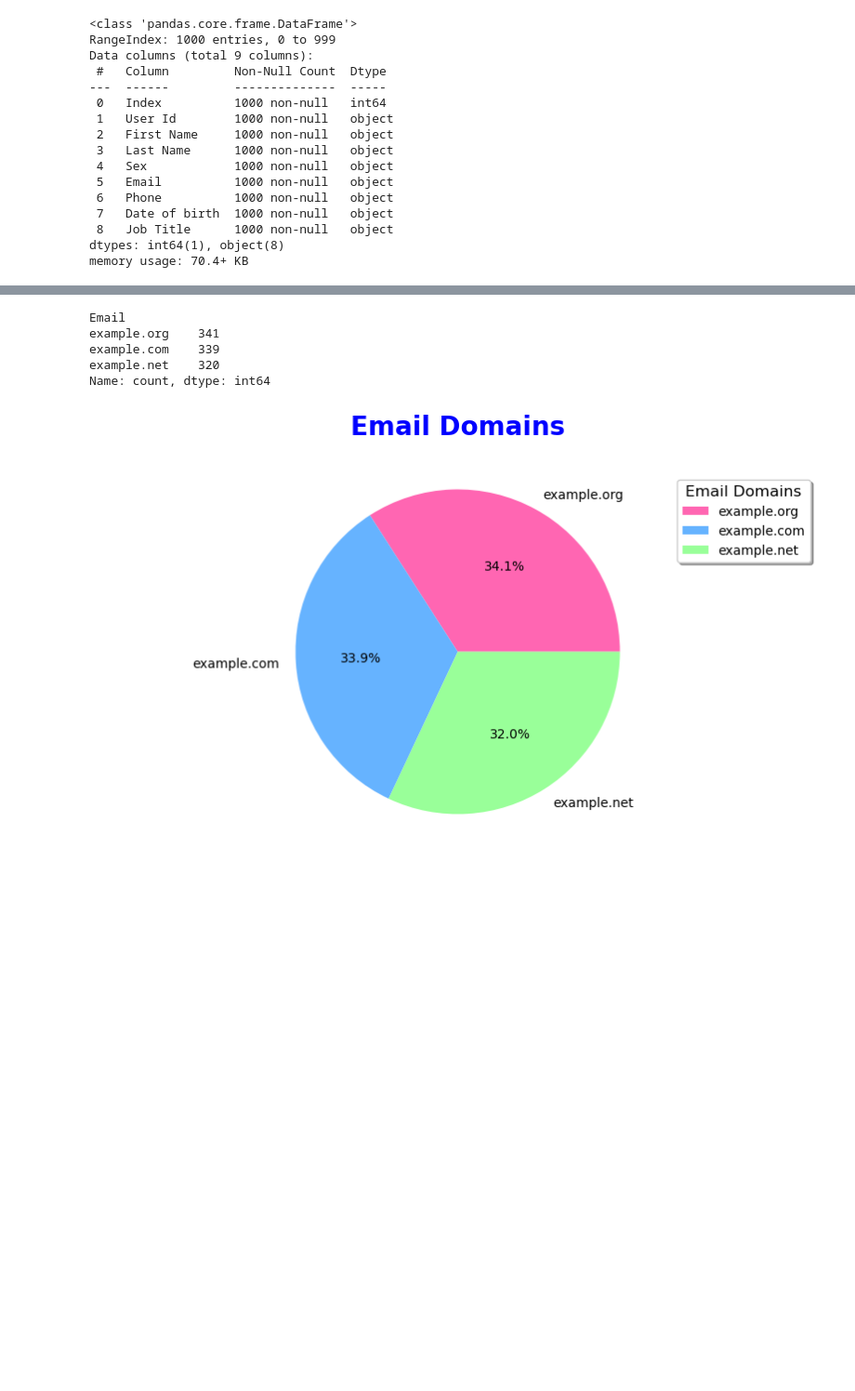
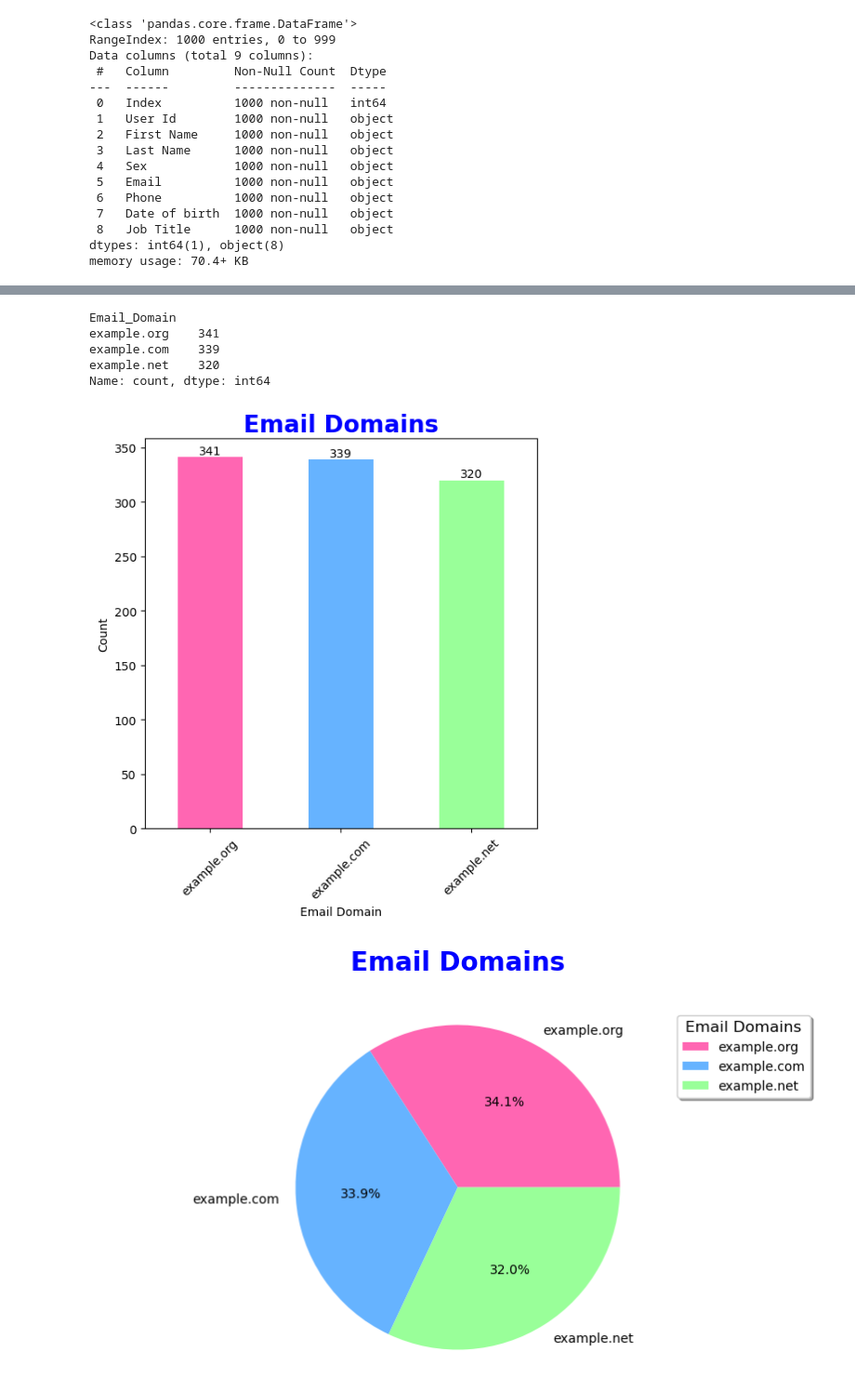
Before and after one commit to L-g00438909/PFDA_assignments, a Jupyter notebook: assignment3-pie.ipynb, the cells around one changed output, grey strips where cells are left out. Shown at 93% size. Cells and saved outputs as stored; diff of their text form; code cells hidden in the pictures; blank space fills up the shorter version.

Commit message:
updated charts

```diff
--- a/assignment3-pie.ipynb
+++ b/assignment3-pie.ipynb
@@ -142,0 +73,5 @@ Name: count, Length: 1000, dtype: int64
+# %%
+# regex pattern to get the domain of the email address and store it in a new column called Email_Domain.
+
+df['Email_Domain'] = df['Email'].str.extract(r'@(.+)$') # Extracting the domain from the email address. (.+) is a regex pattern that matches one or more of any character. $ is a special character that matches the end of a string.
+df.head()
@@ -143,4 +85,4 @@ Name: count, Length: 1000, dtype: int64
 # %%
-df['domain'] = df.Email.str.split('@').str[1]
 
-df.head()
+#df['domain'] = df.Email.str.split('@').str[1]
+#df.head()
@@ -154,12 +89,36 @@ df.head()
-# %%
-domain_counts = df[email_column].apply(lambda x: x.split('@')[1]).value_counts()     # split string by '@' and separate the 3 email domains.
-print(domain_counts)
-# %% [output]
-Email
-example.org    341
-example.com    339
-example.net    320
-Name: count, dtype: int64
+# %%
+# show amount of domains
+df['Email_Domain'].nunique() # nunique() is used to get the number of unique values in the column.
+
+# show top 3 domains
+df['Email_Domain'].value_counts().head(3)
+# %% [output]
+Email_Domain
+example.org    341
+example.com    339
+example.net    320
+Name: count, dtype: int64
+# %%
+# barchart
+
+email_colors = ['#FF66B2', '#66B3FF', '#99FF99']
+
+plt.figure(figsize=(6, 6))
+df['Email_Domain'].value_counts().head(3).plot(kind='bar', color=email_colors)
+plt.title('Email Domains', fontsize=20, color='blue', fontweight='bold')
+plt.xlabel('Email Domain')
+plt.ylabel('Count')
+plt.xticks(rotation=45)
+
+# add count of each domain
+for i, count in enumerate(df['Email_Domain'].value_counts().head(3)): # for loop to iterate over the counts of the top 3 email domains. enumerate() is used to get the index and the count of the email domains.
+    plt.text(i, count, count, ha = 'center', va = 'bottom') # i is the x-coordinate, count is the y-coordinate, ha is the horizontal alignment, and va is the vertical alignment.
+
+
+
+plt.show()
+# %% [output]
+[figure, added]
 # %%
 
 email_colors = ['#FF66B2', '#66B3FF', '#99FF99']
```
Also changed, not shown: parts of 9 cells of this notebook, 1 other file.
